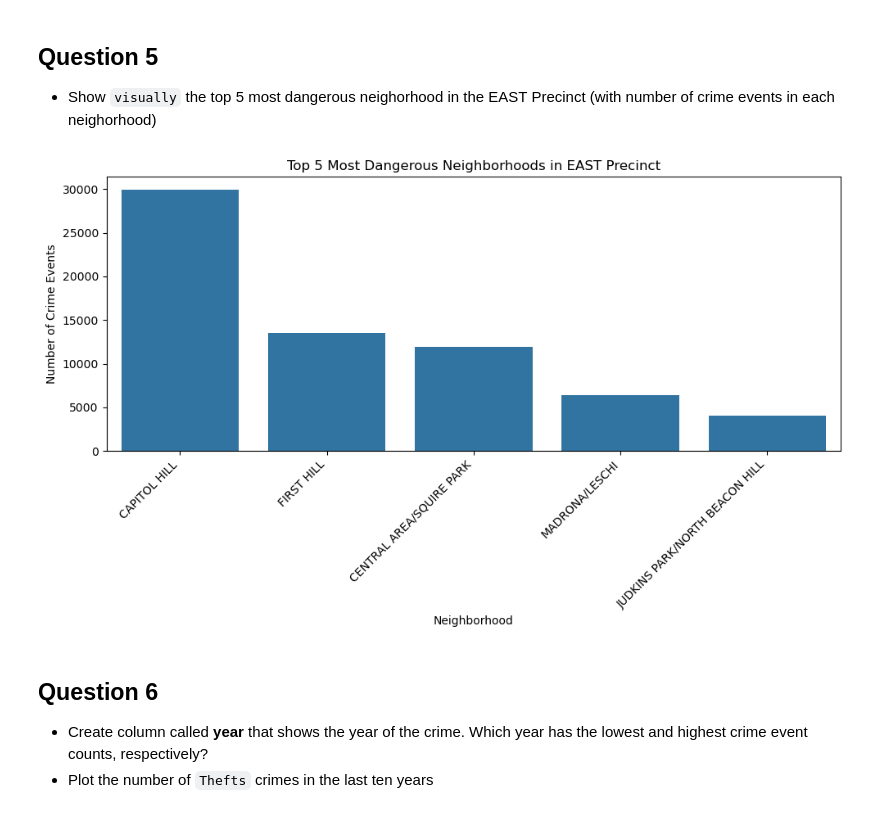
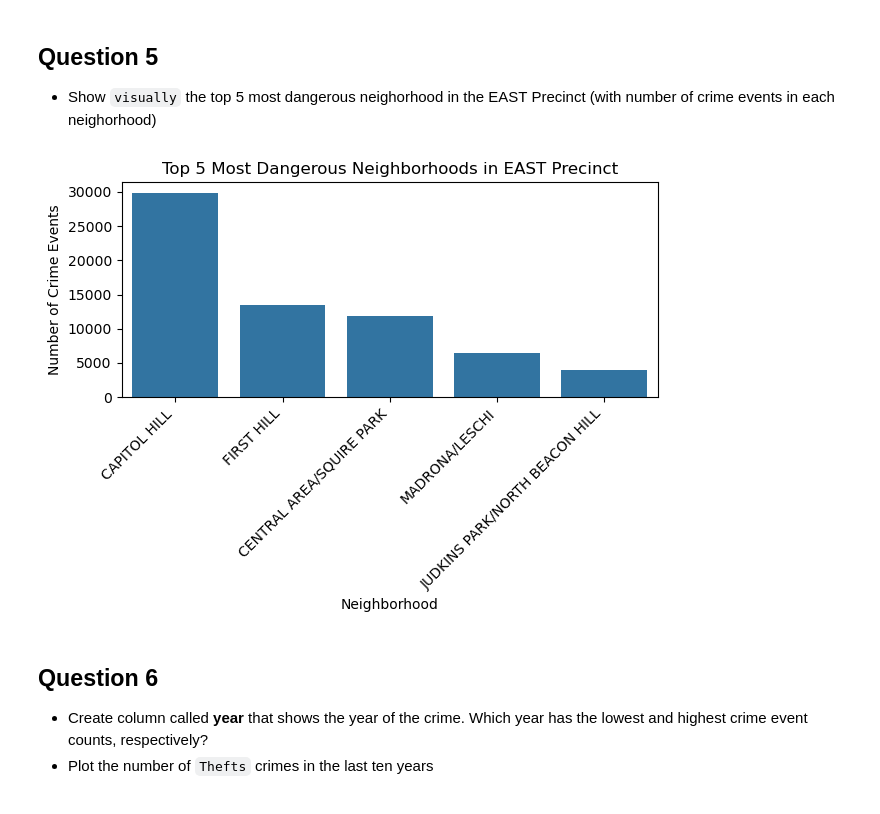
Before and after one commit to gkbichara/Programming-Tools, a Jupyter notebook: Assignment5/Assignment05.ipynb, the cells around one changed output. Cells and saved outputs as stored; diff of their text form; code cells hidden in the pictures.

```diff
--- a/Assignment5/Assignment05.ipynb
+++ b/Assignment5/Assignment05.ipynb
@@ -172,23 +174,22 @@ sns.barplot(x='crime_type', y='time_gap_hours', data=dropped, estimator='mean',
 # %%
 #Your Code Here
 
 eastDf = dropped[dropped['Precinct'] == 'EAST']
 
 
 neighborhood_counts = eastDf['Neighborhood'].value_counts().head(5)
 
-plt.figure(figsize=(10, 6))  # Set figure size for better visibility
+
 sns.barplot(x=neighborhood_counts.index, y=neighborhood_counts.values)
 
-# Customize the plot
+# Gpt helped to make plot more readable
 plt.title('Top 5 Most Dangerous Neighborhoods in EAST Precinct')
 plt.xlabel('Neighborhood')
 plt.ylabel('Number of Crime Events')
-plt.xticks(rotation=45, ha='right')  # Rotate labels for better readability
-plt.tight_layout()  # Adjust layout to prevent label cutoff
-# sns.barplot(x = neighborhood_counts.index, y = neighborhood_counts.values)
+plt.xticks(rotation=45, ha='right')
+plt.tight_layout()
 # %% [output]
-[figure, old version]
+[figure, new version]
 # %% [markdown]
 ## Question 6
 - Create column called **year** that shows the year of the crime. Which year has the lowest and highest crime event counts, respectively?
```
Also changed, not shown: parts of 8 cells of this notebook.
